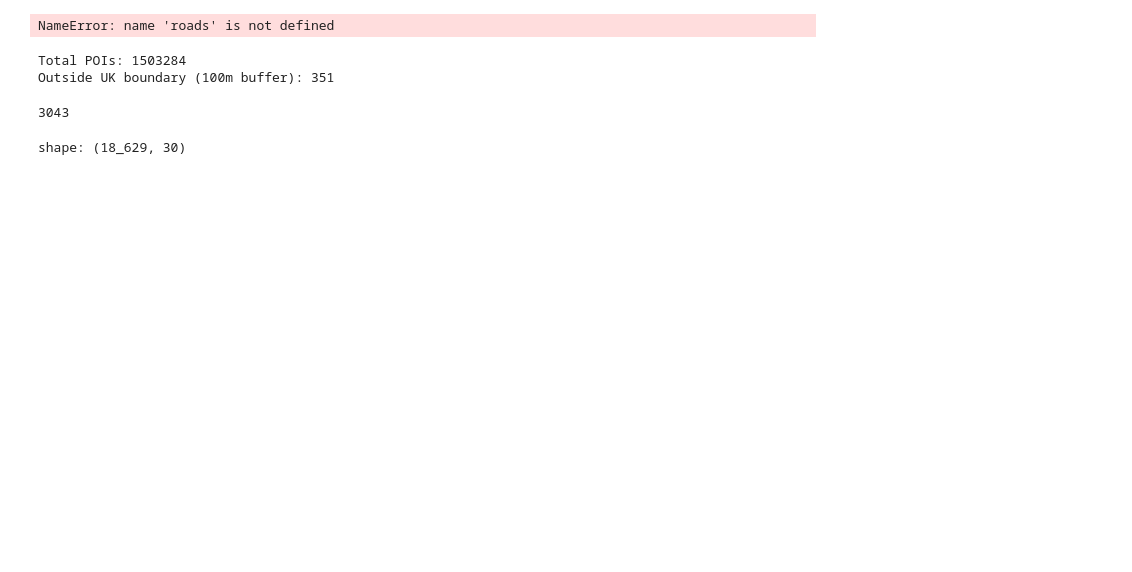
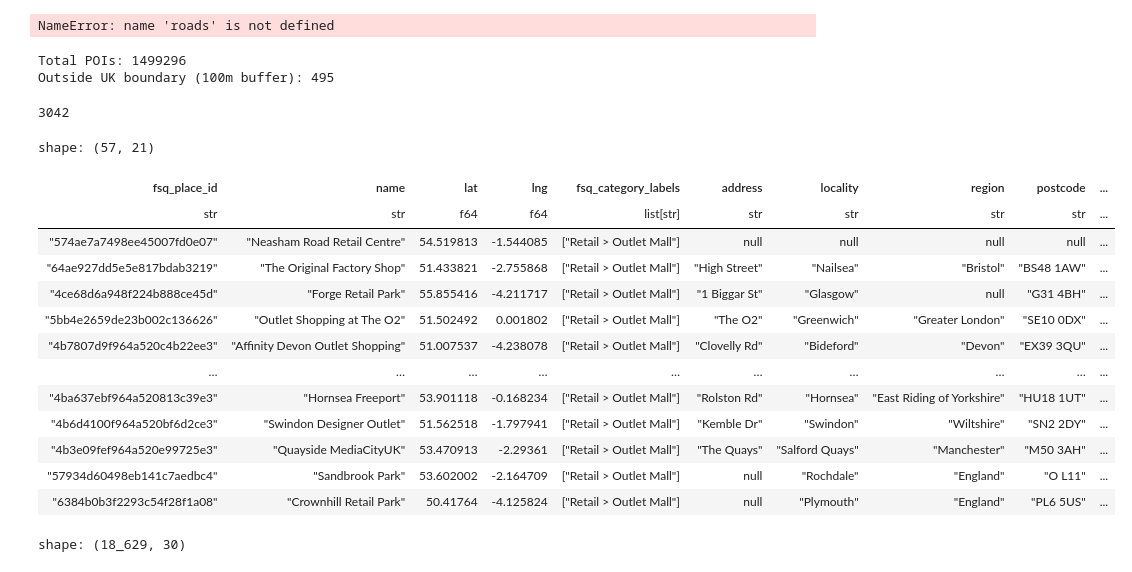
Before and after one commit to GeographicDataService/RetailCentres2026_Unified, a Jupyter notebook: Boundaries/notebooks/testpoifilters.ipynb, the cells around one changed output. Drawn from its saved outputs; the diff is of its cells as text; code cells hidden in the pictures; blank space fills up the shorter version.

```diff
--- a/Boundaries/notebooks/testpoifilters.ipynb
+++ b/Boundaries/notebooks/testpoifilters.ipynb
@@ -36,12 +36,13 @@ def polars_to_geoparquet(
 
 # Input file
 # input_file = Path("../data/input_files/uk_foursquare_datefields_admin_categories.parquet")
-input_file = Path("../data/input_files/uk_foursquare_cc_aug.parquet")
+#nov data
+input_file = Path("../data/input_files/uk_foursquare_cc_nov_iceberg.parquet")
 # Read in parquet
 foursquare = pl.read_parquet(input_file)
 print(len(foursquare))
 # Filter
-foursquare_filtnew = rfn.filter_foursquare(foursquare)
+foursquare_filtnew = rf.filter_foursquare(foursquare)
 
 unique_levels = (
     foursquare_filtnew
@@ -165,7 +165,7 @@ uk_boundary = gpd.read_file(
 uk_boundary = uk_boundary.dissolve()
 
 # Add 100m buffer
-uk_boundary["geometry"] = uk_boundary.buffer(100)
+uk_boundary["geometry"] = uk_boundary.buffer(50)
 
 # --- Spatial join: keep POIs that intersect buffered boundary ---
 joined = gpd.sjoin(
@@ -177,6 +177,8 @@ outside_uk = joined[joined.index_right.isna()]
 
 print("Total POIs:", len(foursquare_gdf))
 print("Outside UK boundary (100m buffer):", len(outside_uk))
+
+outside_uk.to_parquet("../data/POI_files/foursquare_outside_uk.parquet", index=False)
 # %% [output]
-Total POIs: 1503284
-Outside UK boundary (100m buffer): 351
+Total POIs: 1499296
+Outside UK boundary (100m buffer): 495
@@ -186,11 +186,37 @@ outside_uk.to_parquet("../data/POI_files/foursquare_outside_uk.parquet", index=F
 malls = foursquare_filtnew.filter(
     pl.col("fsq_category_id").is_in(["5744ccdfe4b0c0459246b4dc", "4bf58dd8d48988d1fd941735"])
 )
+#
 
+#get the fsq_place
 print(len(malls))
 malls_unique = malls.unique(subset=["fsq_place_id"])
+
+#fdsf
 # %% [output]
-3043
+3042
+# %%
+#Look for level 2 Outlet Mall
+outlet_malls = foursquare_filtnew.filter(
+    pl.col("level2_category_name").str.contains("Outlet Mall", literal=True)
+)
+# %%
+outlet_malls
+# %% [output]
+shape: (57, 21)
+| fsq_place_id | name | lat | lng | fsq_category_labels | address | locality | region | postcode | ... |
+| str | str | f64 | f64 | list[str] | str | str | str | str | ... |
+| "574ae7a7498ee45007fd0e07" | "Neasham Road Retail Centre" | 54.519813 | -1.544085 | ["Retail > Outlet Mall"] | null | null | null | null | ... |
+| "64ae927dd5e5e817bdab3219" | "The Original Factory Shop" | 51.433821 | -2.755868 | ["Retail > Outlet Mall"] | "High Street" | "Nailsea" | "Bristol" | "BS48 1AW" | ... |
+| "4ce68d6a948f224b888ce45d" | "Forge Retail Park" | 55.855416 | -4.211717 | ["Retail > Outlet Mall"] | "1 Biggar St" | "Glasgow" | null | "G31 4BH" | ... |
+| "5bb4e2659de23b002c136626" | "Outlet Shopping at The O2" | 51.502492 | 0.001802 | ["Retail > Outlet Mall"] | "The O2" | "Greenwich" | "Greater London" | "SE10 0DX" | ... |
+| "4b7807d9f964a520c4b22ee3" | "Affinity Devon Outlet Shopping" | 51.007537 | -4.238078 | ["Retail > Outlet Mall"] | "Clovelly Rd" | "Bideford" | "Devon" | "EX39 3QU" | ... |
+| … | … | … | … | … | … | … | … | … | ... |
+| "4ba637ebf964a520813c39e3" | "Hornsea Freeport" | 53.901118 | -0.168234 | ["Retail > Outlet Mall"] | "Rolston Rd" | "Hornsea" | "East Riding of Yorkshire" | "HU18 1UT" | ... |
+| "4b6d4100f964a520bf6d2ce3" | "Swindon Designer Outlet" | 51.562518 | -1.797941 | ["Retail > Outlet Mall"] | "Kemble Dr" | "Swindon" | "Wiltshire" | "SN2 2DY" | ... |
+| "4b3e09fef964a520e99725e3" | "Quayside MediaCityUK" | 53.470913 | -2.29361 | ["Retail > Outlet Mall"] | "The Quays" | "Salford Quays" | "Manchester" | "M50 3AH" | ... |
+| "57934d60498eb141c7aedbc4" | "Sandbrook Park" | 53.602002 | -2.164709 | ["Retail > Outlet Mall"] | null | "Rochdale" | "England" | "O L11" | ... |
+| "6384b0b3f2293c54f28f1a08" | "Crownhill Retail Park" | 50.41764 | -4.125824 | ["Retail > Outlet Mall"] | null | "Plymouth" | "England" | "PL6 5US" | ... |
 # %%
 # --- helpers from earlier (unchanged) ---
 def _norm_text(s: str) -> str:
```
Also changed, not shown: parts of 14 cells of this notebook, 6 other files.
